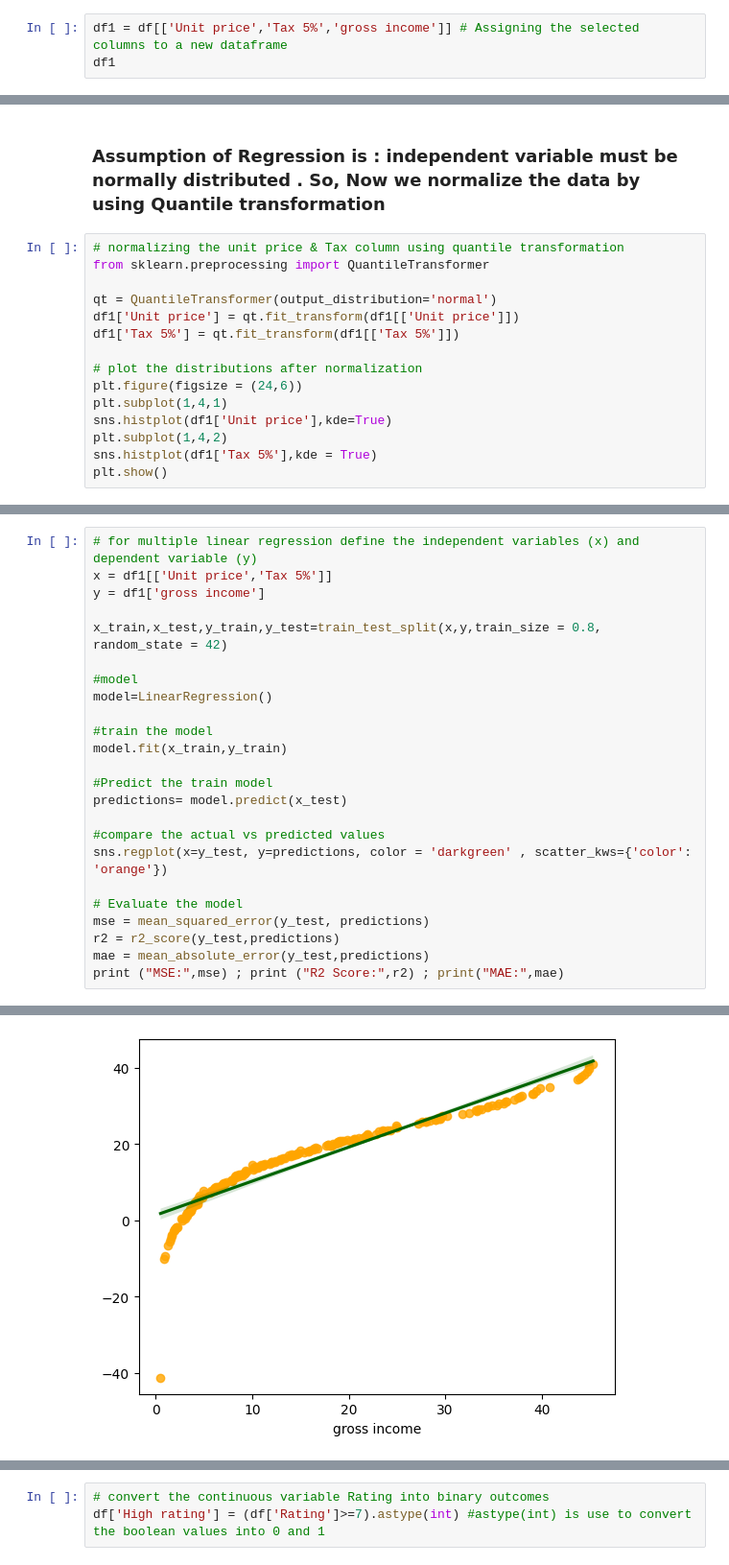
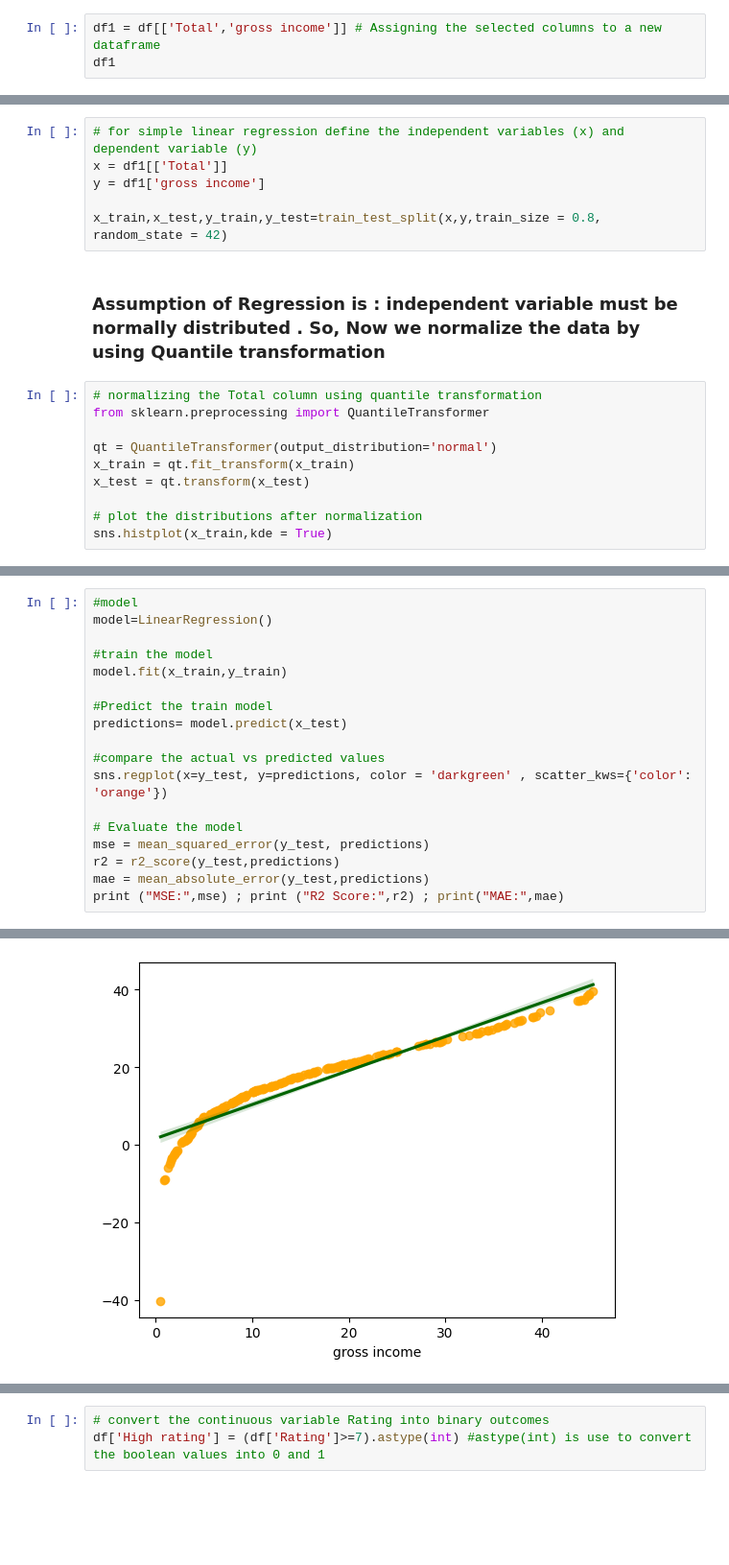
Before and after one commit to Maharun-nasa/ML_Project, a Jupyter notebook: ml_project.ipynb, the cells around one changed output, grey strips where cells are left out. Shown at 96% size. Drawn from its saved outputs; the diff is of its cells as text; blank space fills up the shorter version.

```diff
--- a/ml_project.ipynb
+++ b/ml_project.ipynb
@@ -81,6 +81,6 @@ from sklearn.metrics import mean_squared_error, r2_score , mean_absolute_error
 # %% [markdown]
 ## Pre-processing the data before applying ML model .
 # %%
-df1 = df[['Unit price','Tax 5%','gross income']] # Assigning the selected columns to a new dataframe
+df1 = df[['Total','gross income']] # Assigning the selected columns to a new dataframe
 df1
 # %% [output]
@@ -117,18 +123,19 @@ sns.histplot(df1['Tax 5%'],kde = True)
+# %%
+# for simple linear regression define the independent variables (x) and dependent variable (y)
+x = df1[['Total']]
+y = df1['gross income']
+
+x_train,x_test,y_train,y_test=train_test_split(x,y,train_size = 0.8, random_state = 42)
 # %% [markdown]
 ### Assumption of Regression is : independent variable must be normally distributed . So, Now we normalize the data by using Quantile transformation
 # %%
-# normalizing the unit price & Tax column using quantile transformation
+# normalizing the Total column using quantile transformation
 from sklearn.preprocessing import QuantileTransformer
 
 qt = QuantileTransformer(output_distribution='normal')
-df1['Unit price'] = qt.fit_transform(df1[['Unit price']])
-df1['Tax 5%'] = qt.fit_transform(df1[['Tax 5%']])
+x_train = qt.fit_transform(x_train)
+x_test = qt.transform(x_test)
 
 # plot the distributions after normalization
-plt.figure(figsize = (24,6))
-plt.subplot(1,4,1)
-sns.histplot(df1['Unit price'],kde=True)
-plt.subplot(1,4,2)
-sns.histplot(df1['Tax 5%'],kde = True)
-plt.show()
+sns.histplot(x_train,kde = True)
 # %% [output]
@@ -156,10 +144,4 @@ plt.show()
 # %%
-# for multiple linear regression define the independent variables (x) and dependent variable (y)
-x = df1[['Unit price','Tax 5%']]
-y = df1['gross income']
-
-x_train,x_test,y_train,y_test=train_test_split(x,y,train_size = 0.8, random_state = 42)
-
 #model
 model=LinearRegression()
 
@@ -184,4 +166,4 @@ MAE: 3.047764290073541
-[figure, old version]
+[figure, new version]
 # %% [markdown]
 ### **Interpretation : Linear Regression Model Training & Evaluation**
 
```
Also changed, not shown: parts of 20 cells of this notebook.
